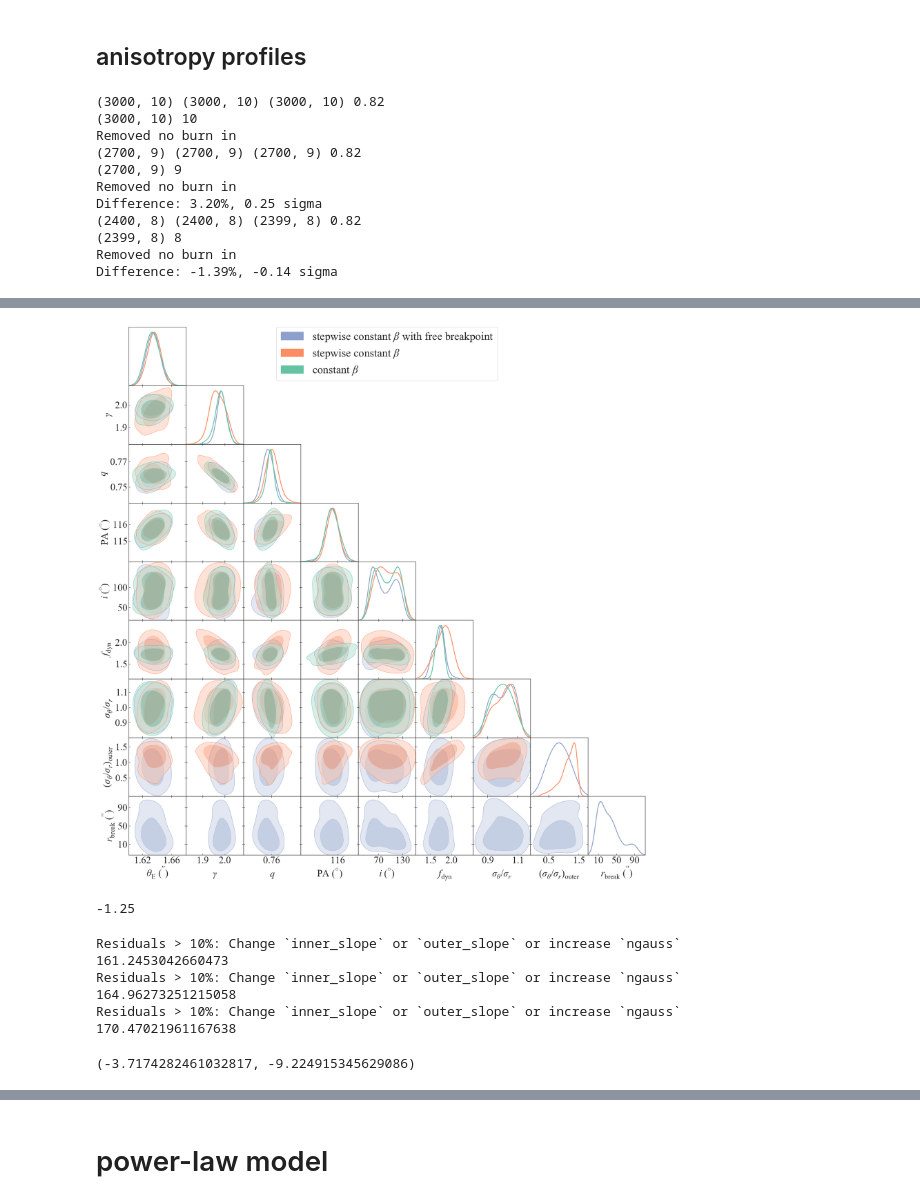
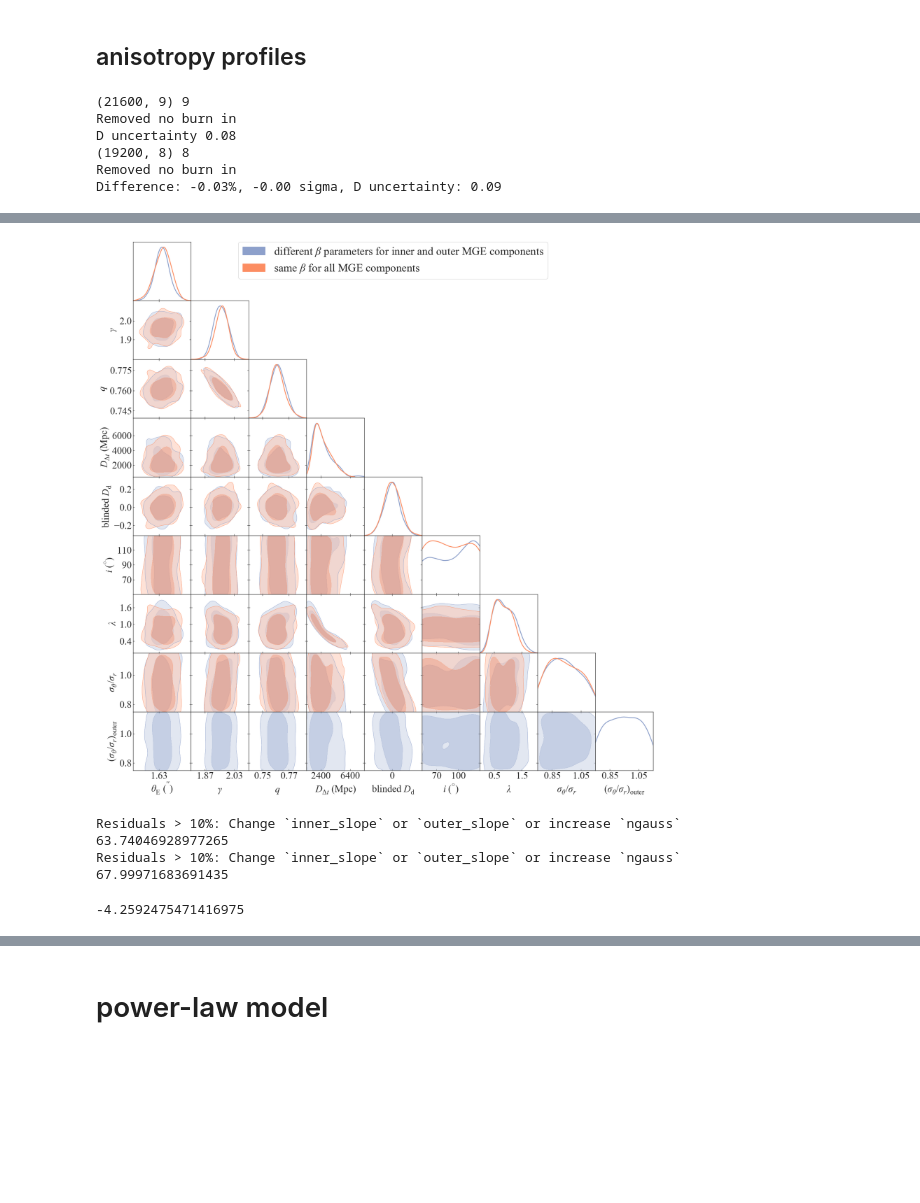
Before and after one commit to TDCOSMO/RXJ1131_KCWI, a Jupyter notebook: Make residual figures and corner plots.ipynb, the cells around one changed output, grey strips where cells are left out. Cells and saved outputs as stored; diff of their text form; code cells hidden in the pictures; blank space fills up the shorter version.

```diff
--- a/Make residual figures and corner plots.ipynb
+++ b/Make residual figures and corner plots.ipynb
@@ -3,3 +6,3 @@ from plot_util import *
 # %%
-savefig = True
+savefig = False
 # %%
@@ -56,4 +57,7 @@ Residuals > 10%: Change `inner_slope` or `outer_slope` or increase `ngauss`
 [figure]
 # %% [markdown]
 ## oblate vs prolate
+# %%
+burnin = -200
+thin = 1
 # %%
@@ -85,31 +89,30 @@ WARNING:root:2D kernel density bandwidth optimizer failed for q, ani_param_1. Us
 # %% [markdown]
 ## anisotropy profiles
 # %%
-plot_dist(['jampy', 'jampy', 'jampy'][:3],
-          ['ifu', 'ifu', 'ifu'][:3],
-          ['free_step', 'step', 'constant'][:3],
-          ['axisymmetric']*3,
-          ['powerlaw']*3,
-          oblate_fractions=[0.82]*3,
-          burnin=-50,
-          legend_labels=[r'stepwise constant $\beta$ with free breakpoint',
-                         r'stepwise constant $\beta$',
-                         r'constant $\beta$'][:3],
+plot_dist(['jampy', 'jampy', 'jampy'][:2],
+          ['ifu', 'ifu', 'ifu'][:2],
+          ['step', 'constant'][:2],
+          ['axisymmetric']*2,
+          ['powerlaw']*2,
+          #oblate_fractions=[1]*2,
+          burnin=burnin,
+          legend_labels=[#r'',
+                         r'different $\beta$ parameters for inner and outer '
+                         r'MGE components',
+                         r'same $\beta$ for all MGE components'][:2],
           ani_param_latex=['\\sigma_{\\theta}/\\sigma_{r}',
-                           '(\\sigma_{\\theta}/\\sigma_{r})_{\\rm outer}', "r_{\\rm break}\ ( '' )"][:3],
-          select_indices=[[0, 1, 2, 3, 5, 6, 7, 8, 9], [0, 1, 2, 3, 5, 6, 7, 8], [0, 1, 2, 3, 5, 6, 7]],
+                           '(\\sigma_{\\theta}/\\sigma_{r})_{\\rm outer}',
+                           "r_{\\rm break}\ ( '' )"][:2],
+          select_indices=[[0, 1, 2, 3, 4, 5, 6, 7, 8],
+                          #[0, 1, 2, 3, 5, 6, 7, 8],
+                          [0, 1, 2, 3, 4, 5, 6, 7]],
           save_fig='/Users/ajshajib/Dropbox/Papers_Proposals/rxj1131_kcwi/figures/anisotropy_compare_axisymmetric_jam.pdf' if savefig else None,
           font_scale=1.7, blind=True, print_difference=True
          )
 # %% [output]
-(3000, 10) (3000, 10) (3000, 10) 0.82
-(3000, 10) 10
+(21600, 9) 9
 Removed no burn in
-(2700, 9) (2700, 9) (2700, 9) 0.82
-(2700, 9) 9
+D uncertainty 0.08
+(19200, 8) 8
 Removed no burn in
-Difference: 3.20%, 0.25 sigma
-(2400, 8) (2400, 8) (2399, 8) 0.82
-(2399, 8) 8
-Removed no burn in
-Difference: -1.39%, -0.14 sigma
+Difference: -0.03%, -0.00 sigma, D uncertainty: 0.09
@@ -121,21 +120,18 @@ WARNING:root:2D kernel density bandwidth optimizer failed for ani_param_2, ani_p
-[figure, old version]
+[figure, new version]
-# %%
-1 - 1.5**2
-# %% [output]
--1.25
 # %%
-print(get_bic('jampy', 'ifu', 'constant', 'axisymmetric', 'powerlaw', 15, 'oblate', burnin=-100))
-print(get_bic('jampy', 'ifu', 'step', 'axisymmetric', 'powerlaw', 15, 'oblate', burnin=-100))
-print(get_bic('jampy', 'ifu', 'free_step', 'axisymmetric', 'powerlaw', 15, 'oblate', burnin=-100))
+print(get_bic('jampy', 'ifu', 'constant', 'axisymmetric', 'powerlaw', 23,
+              'oblate', burnin=burnin))
+print(get_bic('jampy', 'ifu', 'step', 'axisymmetric', 'powerlaw', 23,
+              'oblate', burnin=burnin))
+# print(get_bic('jampy', 'ifu', 'free_step', 'axisymmetric', 'powerlaw', 23,
+#               'oblate', burnin=-100))
 # %% [output]
 Residuals > 10%: Change `inner_slope` or `outer_slope` or increase `ngauss`
-161.2453042660473
+63.74046928977265
 Residuals > 10%: Change `inner_slope` or `outer_slope` or increase `ngauss`
-164.96273251215058
-Residuals > 10%: Change `inner_slope` or `outer_slope` or increase `ngauss`
-170.47021961167638
+67.99971683691435
 # %%
-(161.2453042660473 - 164.96273251215058), 161.2453042660473 - 170.47021961167638
+(63.74046928977265 - 67.99971683691435) #, 161.2453042660473 - 170.47021961167638
 # %% [output]
-(-3.7174282461032817, -9.224915345629086)
+-4.2592475471416975
 # %%
```
Also changed, not shown: parts of 16 cells of this notebook, 7 other files.
